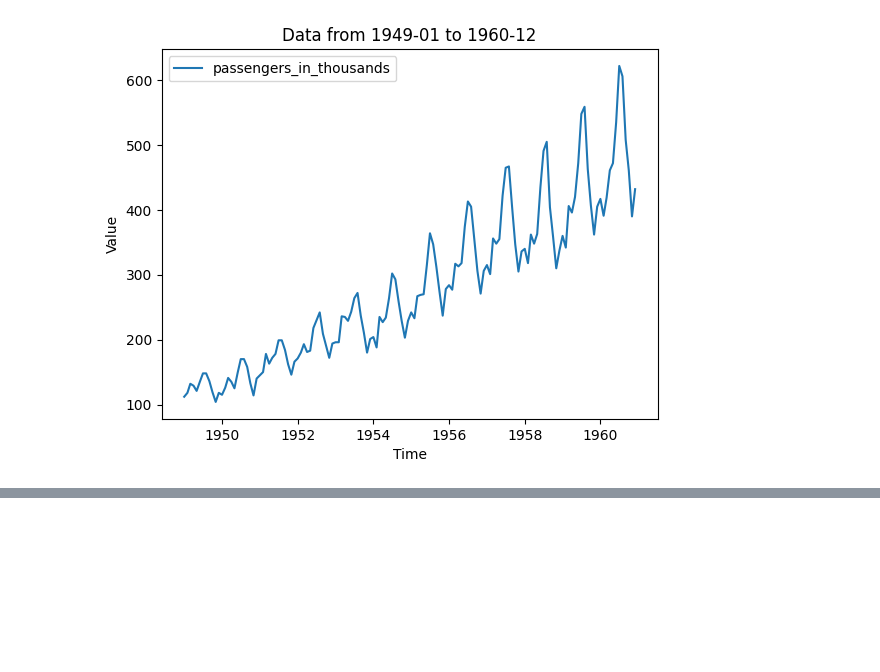
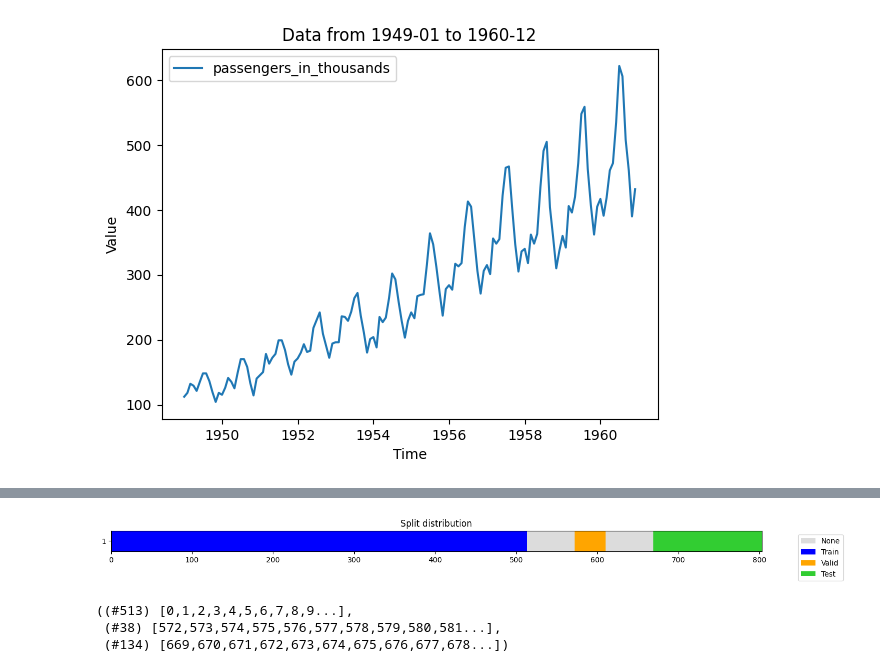
Before and after one commit to ginofft/TimeSeriesAnalysis, a Jupyter notebook: playground.ipynb, the cells around one changed output, grey strips where cells are left out. Cells and saved outputs as stored; diff of their text form; code cells hidden in the pictures; blank space fills up the shorter version.

```diff
--- a/playground.ipynb
+++ b/playground.ipynb
@@ -154,0 +33,7 @@ TypeError: 'type' object is not subscriptable
+# %%
+import sklearn
+from tsai.basics import *
+
+dsid = 'ILI'
+df_raw = get_long_term_forecasting_data(dsid)
+df_raw
@@ -154,0 +54,21 @@ TypeError: 'type' object is not subscriptable
+# %%
+datetime_col = "date"
+freq = '7D'
+columns = df_raw.columns[1:]
+method = 'ffill'
+value = 0
+
+# pipeline
+preproc_pipe = sklearn.pipeline.Pipeline([
+    ('shrinker', TSShrinkDataFrame()), # shrink dataframe memory usage
+    ('drop_duplicates', TSDropDuplicates(datetime_col=datetime_col)), # drop duplicate rows (if any)
+    ('add_mts', TSAddMissingTimestamps(datetime_col=datetime_col, freq=freq)), # ass missing timestamps (if any)
+    ('fill_missing', TSFillMissing(columns=columns, method=method, value=value)), # fill missing data (1st ffill. 2nd value=0)
+    ],
+    verbose=True)
+mkdir('data', exist_ok=True, parents=True)
+save_object(preproc_pipe, 'data/preproc_pipe.pkl')
+preproc_pipe = load_object('data/preproc_pipe.pkl')
+
+df = preproc_pipe.fit_transform(df_raw)
+df
@@ -154,0 +97,13 @@ TypeError: 'type' object is not subscriptable
+# %%
+fcst_history = 104 # # steps in the past
+fcst_horizon = 60  # # steps in the future
+valid_size   = 0.1  # int or float indicating the size of the training set
+test_size    = 0.2  # int or float indicating the size of the test set
+
+splits = get_long_term_forecasting_splits(df, fcst_history=fcst_history, fcst_horizon=fcst_horizon, dsid=dsid)
+splits
+# %% [output]
+[figure, added]
+((#513) [0,1,2,3,4,5,6,7,8,9...],
+ (#38) [572,573,574,575,576,577,578,579,580,581...],
+ (#134) [669,670,671,672,673,674,675,676,677,678...])
```
Also changed, not shown: parts of 23 cells of this notebook.
